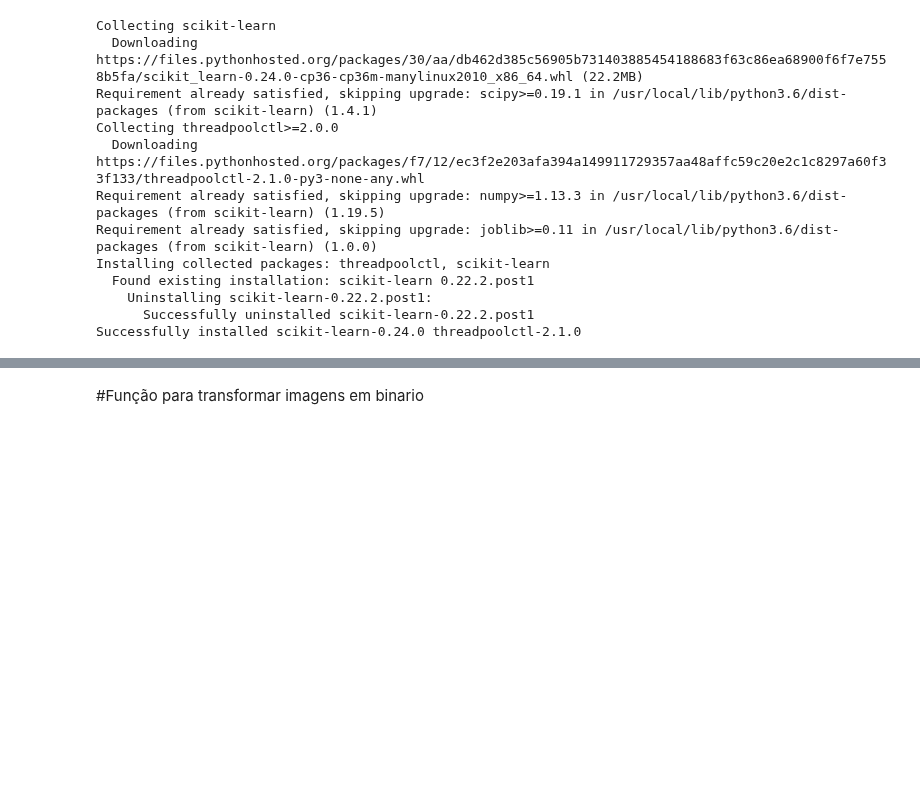
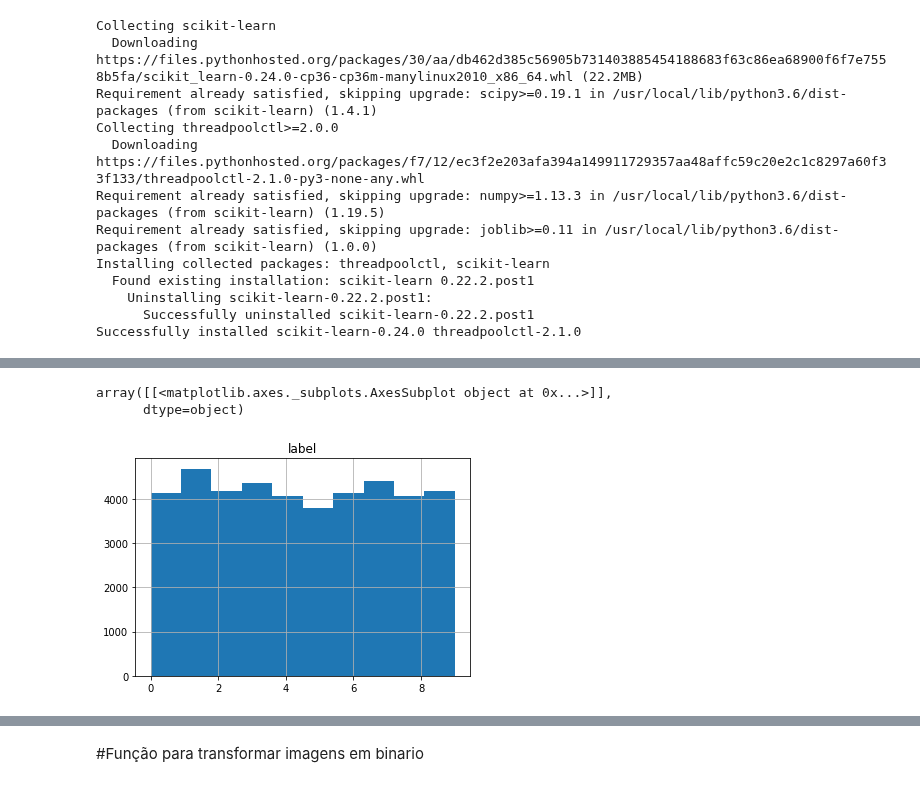
Before and after one commit to DaanMoura/AprendizadoDeMaquina, a Jupyter notebook: trabalho2/AM_Trab2.ipynb, the cells around one changed output, grey strips where cells are left out. Saved outputs shown, nothing was run; the diff lists cells and outputs as text; code cells hidden in the pictures; blank space fills up the shorter version.

```diff
--- a/trabalho2/AM_Trab2.ipynb
+++ b/trabalho2/AM_Trab2.ipynb
@@ -53 +49,7 @@ numbers_df = pd.read_csv('numbers.csv')
+# %%
+numbers_df.hist('label')
+# %% [output]
+array([[<matplotlib.axes._subplots.AxesSubplot object at 0x...>]],
+      dtype=object)
+[figure, added]
 # %%
```
Also changed, not shown: parts of 44 cells of this notebook.
